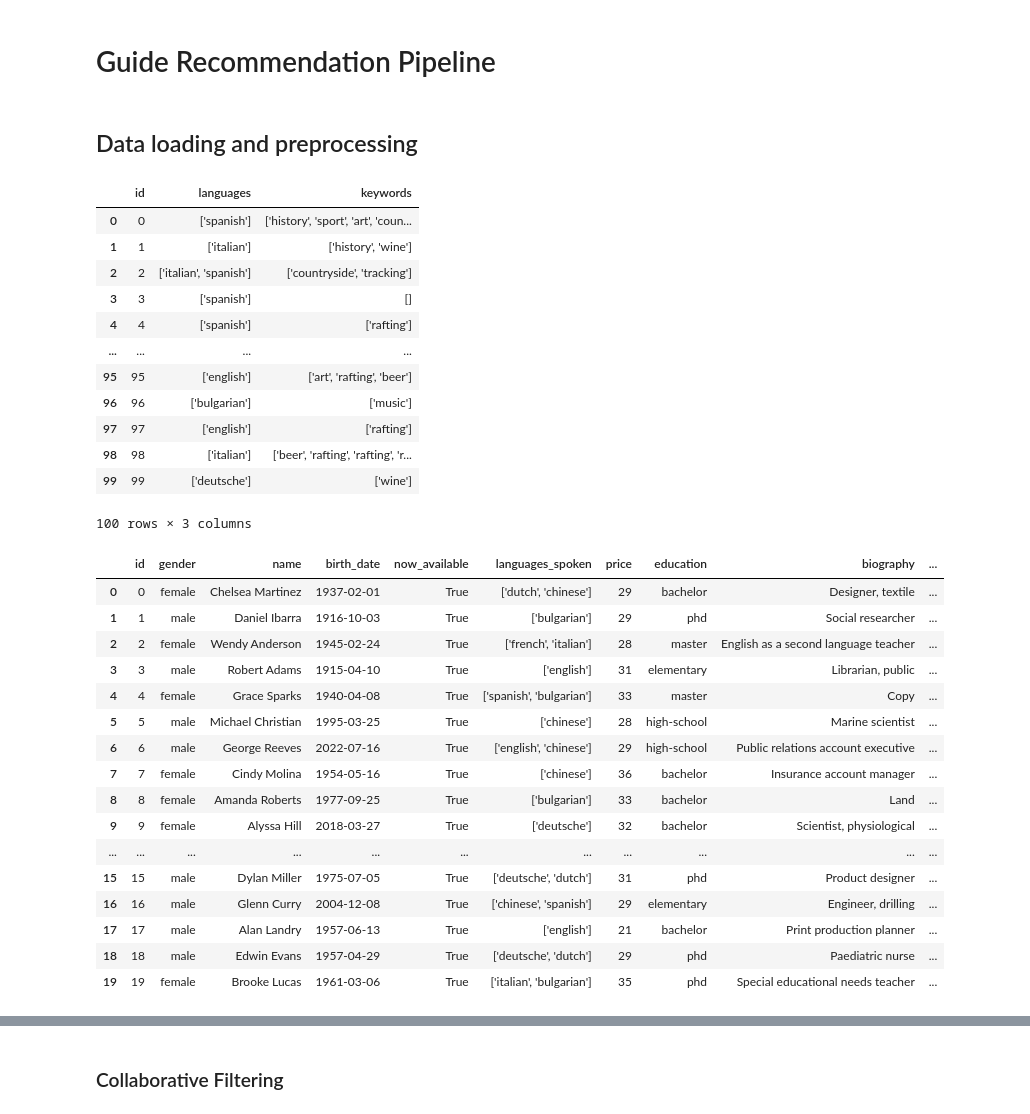
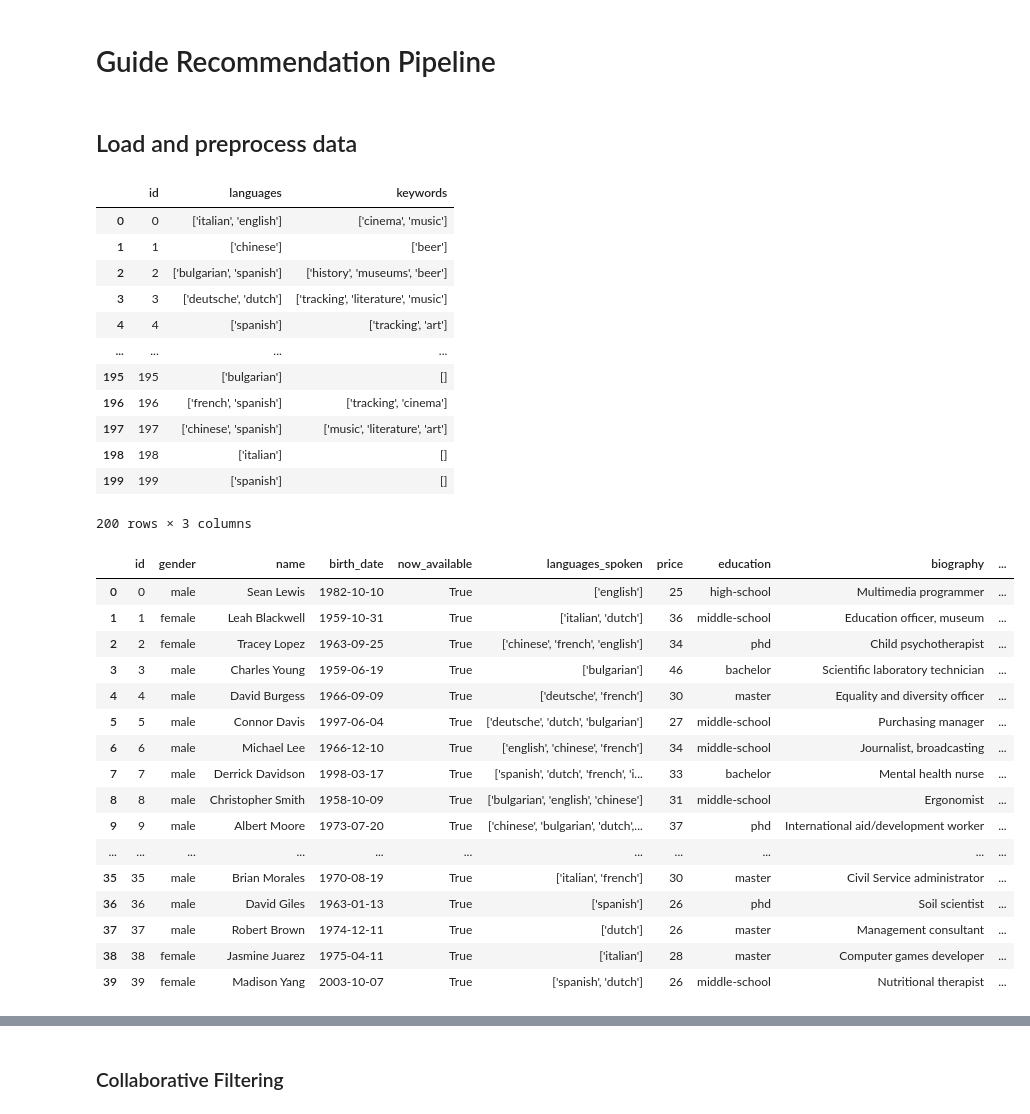
Before and after one commit to LorenzoAicardi/AsTourX, a Jupyter notebook: recommendersystem/RecommendationPipeline.ipynb, the cells around one changed output, grey strips where cells are left out. Saved outputs shown, nothing was run; the diff lists cells and outputs as text; code cells hidden in the pictures.

Commit message:
Data constraints & more samples

```diff
--- a/recommendersystem/RecommendationPipeline.ipynb
+++ b/recommendersystem/RecommendationPipeline.ipynb
@@ -10,11 +10,11 @@ import matplotlib.pyplot as pyplot
 
 from tqdm import tqdm
 # %% [markdown]
-## Data loading and preprocessing
+## Load and preprocess data
 # %%
 # Load dataframe for tourist attributes
 
-tourist_file = open('tourists.csv')
+tourist_file = open('Data/tourists_200.csv')
 
 tourist_df = pd.read_csv(
     filepath_or_buffer = tourist_file,
@@ -27,50 +27,50 @@ tourist_df.rename(columns={tourist_df.columns[0]: 'id'}, inplace=True)
 tourist_df
 # %% [output]
 |  | id | languages | keywords |
-| 0 | 0 | ['spanish'] | ['history', 'sport', 'art', 'coun... |
-| 1 | 1 | ['italian'] | ['history', 'wine'] |
-| 2 | 2 | ['italian', 'spanish'] | ['countryside', 'tracking'] |
-| 3 | 3 | ['spanish'] | [] |
-| 4 | 4 | ['spanish'] | ['rafting'] |
+| 0 | 0 | ['italian', 'english'] | ['cinema', 'music'] |
+| 1 | 1 | ['chinese'] | ['beer'] |
+| 2 | 2 | ['bulgarian', 'spanish'] | ['history', 'museums', 'beer'] |
+| 3 | 3 | ['deutsche', 'dutch'] | ['tracking', 'literature', 'music'] |
+| 4 | 4 | ['spanish'] | ['tracking', 'art'] |
 | ... | ... | ... | ... |
-| 95 | 95 | ['english'] | ['art', 'rafting', 'beer'] |
-| 96 | 96 | ['bulgarian'] | ['music'] |
-| 97 | 97 | ['english'] | ['rafting'] |
-| 98 | 98 | ['italian'] | ['beer', 'rafting', 'rafting', 'r... |
-| 99 | 99 | ['deutsche'] | ['wine'] |
+| 195 | 195 | ['bulgarian'] | [] |
+| 196 | 196 | ['french', 'spanish'] | ['tracking', 'cinema'] |
+| 197 | 197 | ['chinese', 'spanish'] | ['music', 'literature', 'art'] |
+| 198 | 198 | ['italian'] | [] |
+| 199 | 199 | ['spanish'] | [] |
-100 rows × 3 columns
+200 rows × 3 columns
 # %%
 # Load dataframe for guide attributes
 
-guide_file = open('guides.csv')
+guide_file = open('Data/guides_40.csv')
 
 guide_df = pd.read_csv(
     filepath_or_buffer = guide_file,
     sep = ';',
     header = 0
 )
 
 guide_df.rename(columns={guide_df.columns[0]: 'id'}, inplace=True)
 
 guide_df
 # %% [output]
 |  | id | gender | name | birth_date | now_available | languages_spoken | price | education | biography | ... |
-| 0 | 0 | female | Chelsea Martinez | 1937-02-01 | True | ['dutch', 'chinese'] | 29 | bachelor | Designer, textile | ... |
-| 1 | 1 | male | Daniel Ibarra | 1916-10-03 | True | ['bulgarian'] | 29 | phd | Social researcher | ... |
-| 2 | 2 | female | Wendy Anderson | 1945-02-24 | True | ['french', 'italian'] | 28 | master | English as a second language teacher | ... |
-| 3 | 3 | male | Robert Adams | 1915-04-10 | True | ['english'] | 31 | elementary | Librarian, public | ... |
-| 4 | 4 | female | Grace Sparks | 1940-04-08 | True | ['spanish', 'bulgarian'] | 33 | master | Copy | ... |
-| 5 | 5 | male | Michael Christian | 1995-03-25 | True | ['chinese'] | 28 | high-school | Marine scientist | ... |
-| 6 | 6 | male | George Reeves | 2022-07-16 | True | ['english', 'chinese'] | 29 | high-school | Public relations account executive | ... |
-| 7 | 7 | female | Cindy Molina | 1954-05-16 | True | ['chinese'] | 36 | bachelor | Insurance account manager | ... |
-| 8 | 8 | female | Amanda Roberts | 1977-09-25 | True | ['bulgarian'] | 33 | bachelor | Land | ... |
-| 9 | 9 | female | Alyssa Hill | 2018-03-27 | True | ['deutsche'] | 32 | bachelor | Scientist, physiological | ... |
+| 0 | 0 | male | Sean Lewis | 1982-10-10 | True | ['english'] | 25 | high-school | Multimedia programmer | ... |
+| 1 | 1 | female | Leah Blackwell | 1959-10-31 | True | ['italian', 'dutch'] | 36 | middle-school | Education officer, museum | ... |
+| 2 | 2 | female | Tracey Lopez | 1963-09-25 | True | ['chinese', 'french', 'english'] | 34 | phd | Child psychotherapist | ... |
+| 3 | 3 | male | Charles Young | 1959-06-19 | True | ['bulgarian'] | 46 | bachelor | Scientific laboratory technician | ... |
+| 4 | 4 | male | David Burgess | 1966-09-09 | True | ['deutsche', 'french'] | 30 | master | Equality and diversity officer | ... |
+| 5 | 5 | male | Connor Davis | 1997-06-04 | True | ['deutsche', 'dutch', 'bulgarian'] | 27 | middle-school | Purchasing manager | ... |
+| 6 | 6 | male | Michael Lee | 1966-12-10 | True | ['english', 'chinese', 'french'] | 34 | middle-school | Journalist, broadcasting | ... |
+| 7 | 7 | male | Derrick Davidson | 1998-03-17 | True | ['spanish', 'dutch', 'french', 'i... | 33 | bachelor | Mental health nurse | ... |
+| 8 | 8 | male | Christopher Smith | 1958-10-09 | True | ['bulgarian', 'english', 'chinese'] | 31 | middle-school | Ergonomist | ... |
+| 9 | 9 | male | Albert Moore | 1973-07-20 | True | ['chinese', 'bulgarian', 'dutch',... | 37 | phd | International aid/development worker | ... |
 | ... | ... | ... | ... | ... | ... | ... | ... | ... | ... | ... |
-| 15 | 15 | male | Dylan Miller | 1975-07-05 | True | ['deutsche', 'dutch'] | 31 | phd | Product designer | ... |
-| 16 | 16 | male | Glenn Curry | 2004-12-08 | True | ['chinese', 'spanish'] | 29 | elementary | Engineer, drilling | ... |
-| 17 | 17 | male | Alan Landry | 1957-06-13 | True | ['english'] | 21 | bachelor | Print production planner | ... |
-| 18 | 18 | male | Edwin Evans | 1957-04-29 | True | ['deutsche', 'dutch'] | 29 | phd | Paediatric nurse | ... |
-| 19 | 19 | female | Brooke Lucas | 1961-03-06 | True | ['italian', 'bulgarian'] | 35 | phd | Special educational needs teacher | ... |
+| 35 | 35 | male | Brian Morales | 1970-08-19 | True | ['italian', 'french'] | 30 | master | Civil Service administrator | ... |
+| 36 | 36 | male | David Giles | 1963-01-13 | True | ['spanish'] | 26 | phd | Soil scientist | ... |
+| 37 | 37 | male | Robert Brown | 1974-12-11 | True | ['dutch'] | 26 | master | Management consultant | ... |
+| 38 | 38 | female | Jasmine Juarez | 1975-04-11 | True | ['italian'] | 28 | master | Computer games developer | ... |
+| 39 | 39 | female | Madison Yang | 2003-10-07 | True | ['spanish', 'dutch'] | 26 | middle-school | Nutritional therapist | ... |
 # %%
 # Load dataframe for ratings
 
```
Also changed, not shown: parts of 13 cells of this notebook, 4 other files.
